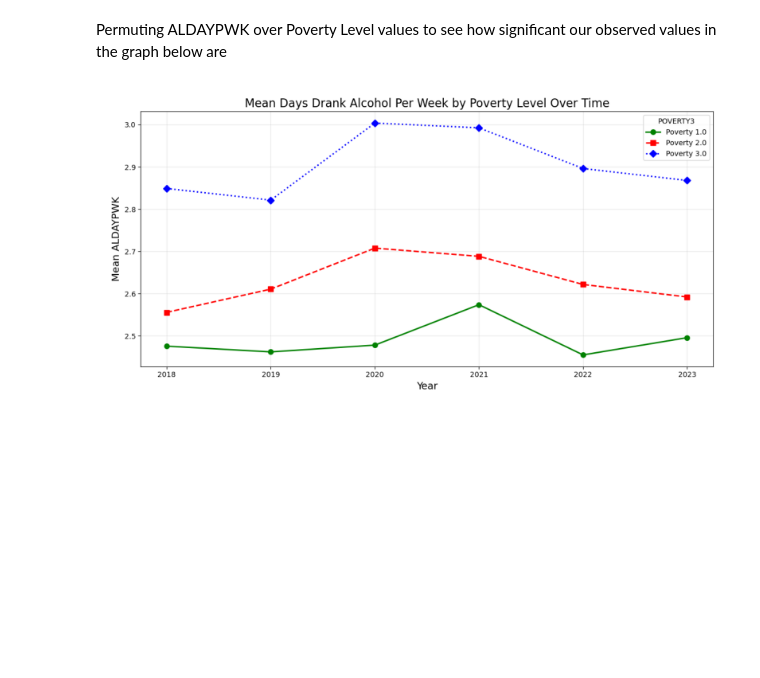
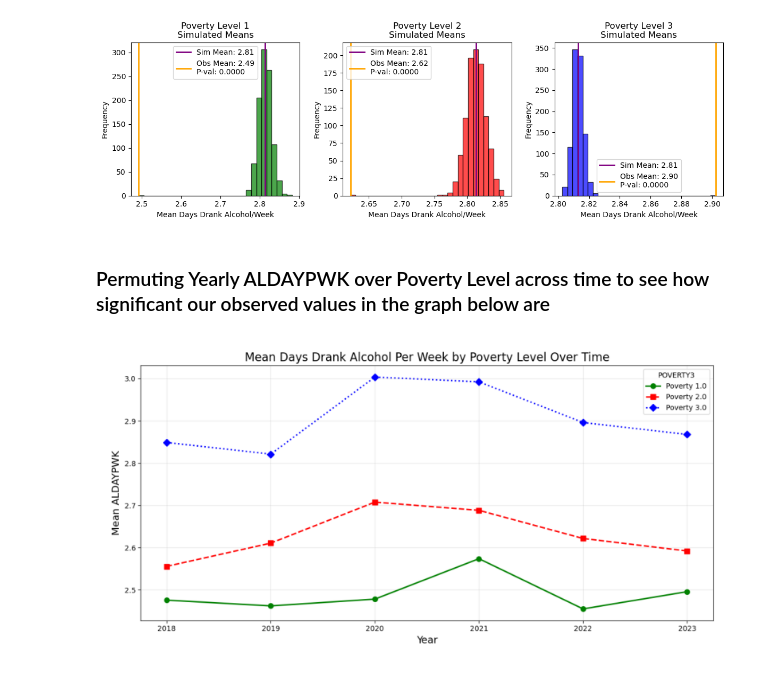
Before and after one commit to AdamTaylor1308/SEIS631_Final_Project, a Jupyter notebook: RawDataReads/5_testing_relationships.ipynb, the cells around one changed output. Cells and saved outputs as stored; diff of their text form; code cells hidden in the pictures; blank space fills up the shorter version.

```diff
--- a/RawDataReads/5_testing_relationships.ipynb
+++ b/RawDataReads/5_testing_relationships.ipynb
@@ -7,0 +33,4 @@ df18_23 = pd.read_csv('../Data/ProducedData/refined_df18_23.csv')
+# %%
+obpov1 = ALmeans.loc[1]
+obpov2 = ALmeans.loc[2]
+obpov3 = ALmeans.loc[3]
@@ -7,0 +53,4 @@ df18_23 = pd.read_csv('../Data/ProducedData/refined_df18_23.csv')
+# %%
+smpov1 = AL_sim_means_df[1].mean()
+smpov2 = AL_sim_means_df[2].mean()
+smpov3 = AL_sim_means_df[3].mean()
@@ -8,5 +61,47 @@ df18_23 = pd.read_csv('../Data/ProducedData/refined_df18_23.csv')
+# %%
+pov1 = AL_sim_means_df[1]
+pov2 = AL_sim_means_df[2]
+pov3 = AL_sim_means_df[3]
+
+plt.figure(figsize=(12, 4))
+
+# --- POVERTY LEVEL 1 ---
+plt.subplot(1, 3, 1)
+plt.hist(pov1, bins=30, color='green', alpha=0.7, edgecolor='black')
+plt.title("Poverty Level 1\nSimulated Means")
+plt.axvline(smpov1, color='purple', linewidth=2, label=f'Sim Mean: {smpov1:.2f}')
+plt.axvline(obpov1, color='orange', linewidth=2, label=f'Obs Mean: {obpov1:.2f}\nP-val: {pval1:.4f}')
+plt.xlabel("Mean Days Drank Alcohol/Week")
+plt.ylabel("Frequency")
+plt.legend()
+
+# --- POVERTY LEVEL 2 ---
+plt.subplot(1, 3, 2)
+plt.hist(pov2, bins=30, color='red', alpha=0.7, edgecolor='black')
+plt.axvline(smpov2, color='purple', linewidth=2, label=f'Sim Mean: {smpov2:.2f}')
+plt.axvline(obpov2, color='orange', linewidth=2, label=f'Obs Mean: {obpov2:.2f}\nP-val: {pval2:.4f}')
+plt.title("Poverty Level 2\nSimulated Means")
+plt.xlabel("Mean Days Drank Alcohol/Week")
+plt.ylabel("Frequency")
+plt.legend()
+
+# --- POVERTY LEVEL 3 ---
+plt.subplot(1, 3, 3)
+plt.hist(pov3, bins=30, color='blue', alpha=0.7, edgecolor='black')
+plt.axvline(smpov3, color='purple', linewidth=2, label=f'Sim Mean: {smpov3:.2f}')
+plt.axvline(obpov3, color='orange', linewidth=2, label=f'Obs Mean: {obpov3:.2f}\nP-val: {pval3:.4f}')
+plt.title("Poverty Level 3\nSimulated Means")
+plt.xlabel("Mean Days Drank Alcohol/Week")
+plt.ylabel("Frequency")
+plt.legend()
+
+plt.tight_layout()
+plt.savefig('../Images/Gen_ALDAYPWK_Permuttion.png')
+plt.show()
+# %% [output]
+[figure, added]
 # %% [markdown]
-Permuting ALDAYPWK over Poverty Level values to see how significant our observed values in the graph below are
+### Permuting Yearly ALDAYPWK over Poverty Level across time to see how significant our observed values in the graph below are
 # %%
 x = '../Images/mean_days_drank_alc_per_wk_by_poverty_over_time.png'
 
```
Also changed, not shown: parts of 13 cells of this notebook, 9 other files.
